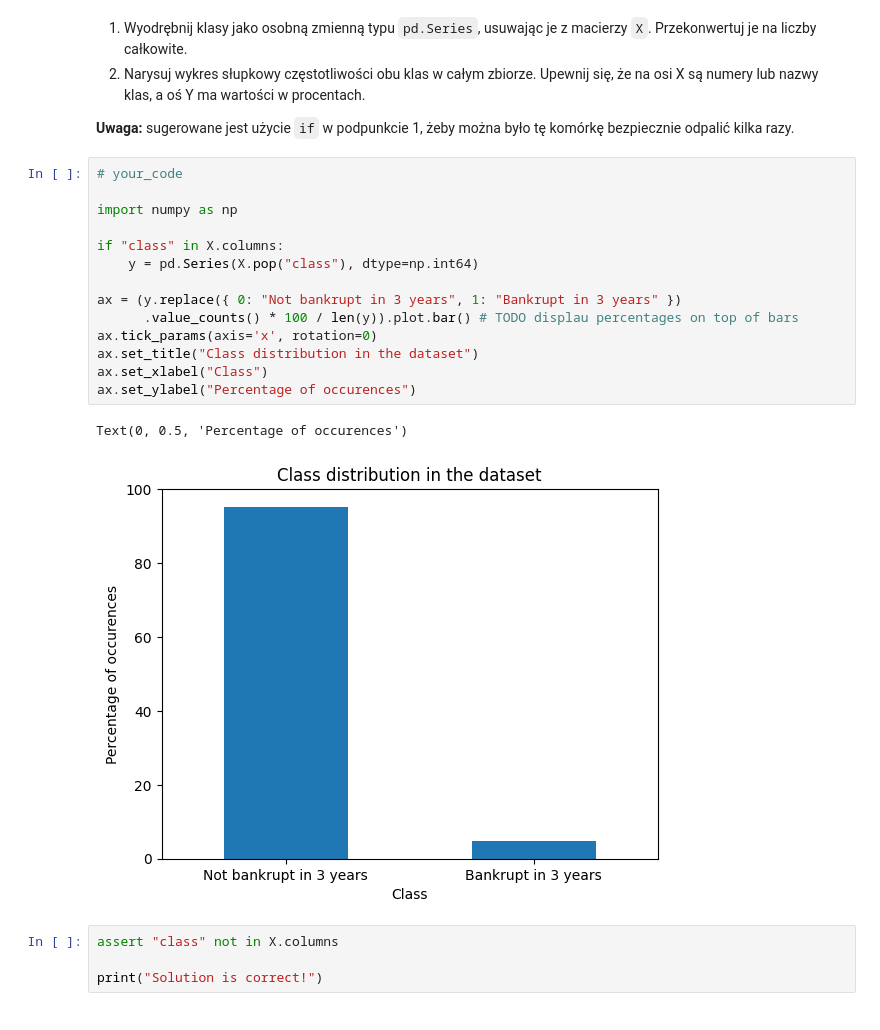
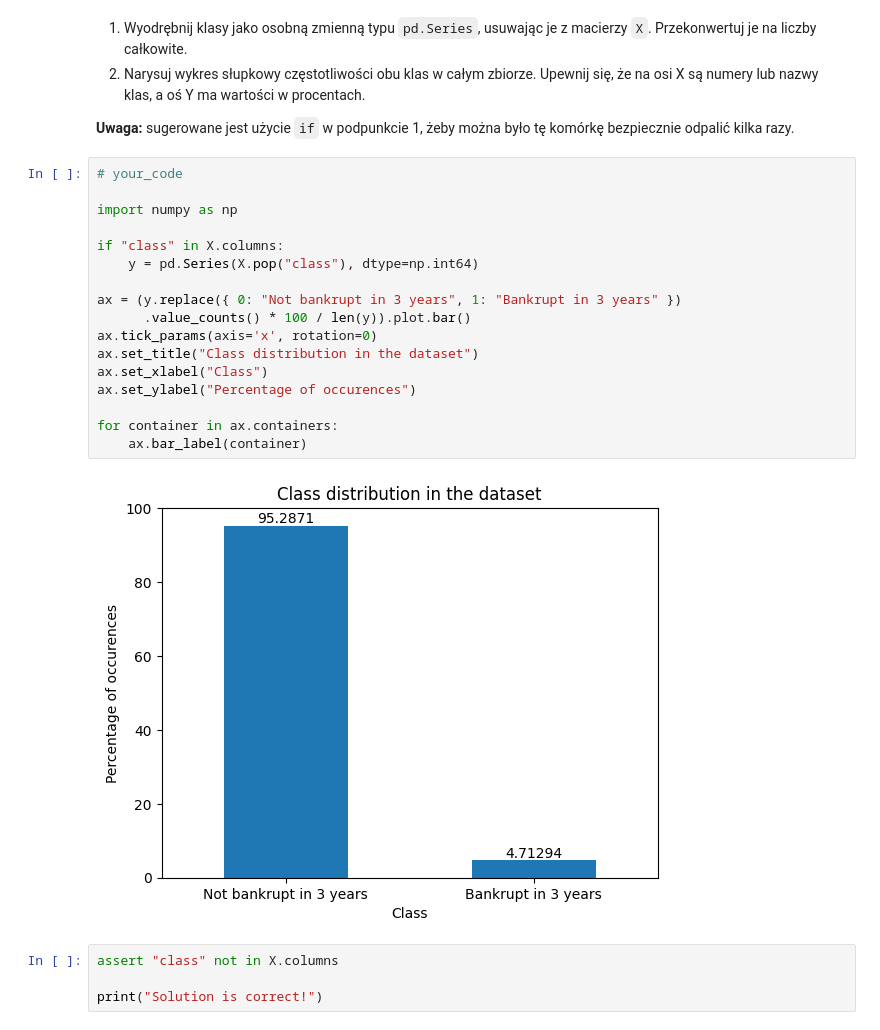
Before and after one commit to lythx/sztuczna-inteligencja, a Jupyter notebook: lab2/lab_2.ipynb, the cells around one changed output. Cells and saved outputs as stored; diff of their text form.

```diff
--- a/lab2/lab_2.ipynb
+++ b/lab2/lab_2.ipynb
@@ -109,20 +109,22 @@ DataFrame zawiera 64 atrybuty numeryczne o zróżnicowanych rozkładach wartośc
 # %%
 # your_code
 
 import numpy as np
 
 if "class" in X.columns:
     y = pd.Series(X.pop("class"), dtype=np.int64)
 
 ax = (y.replace({ 0: "Not bankrupt in 3 years", 1: "Bankrupt in 3 years" })
-      .value_counts() * 100 / len(y)).plot.bar() # TODO displau percentages on top of bars
+      .value_counts() * 100 / len(y)).plot.bar()
 ax.tick_params(axis='x', rotation=0)
 ax.set_title("Class distribution in the dataset")
 ax.set_xlabel("Class")
 ax.set_ylabel("Percentage of occurences")
+
+for container in ax.containers:
+    ax.bar_label(container)
 # %% [output]
-Text(0, 0.5, 'Percentage of occurences')
-[figure, old version]
+[figure, new version]
 # %%
 assert "class" not in X.columns
 
```
Also changed, not shown: parts of 25 cells of this notebook, 1 other file.
